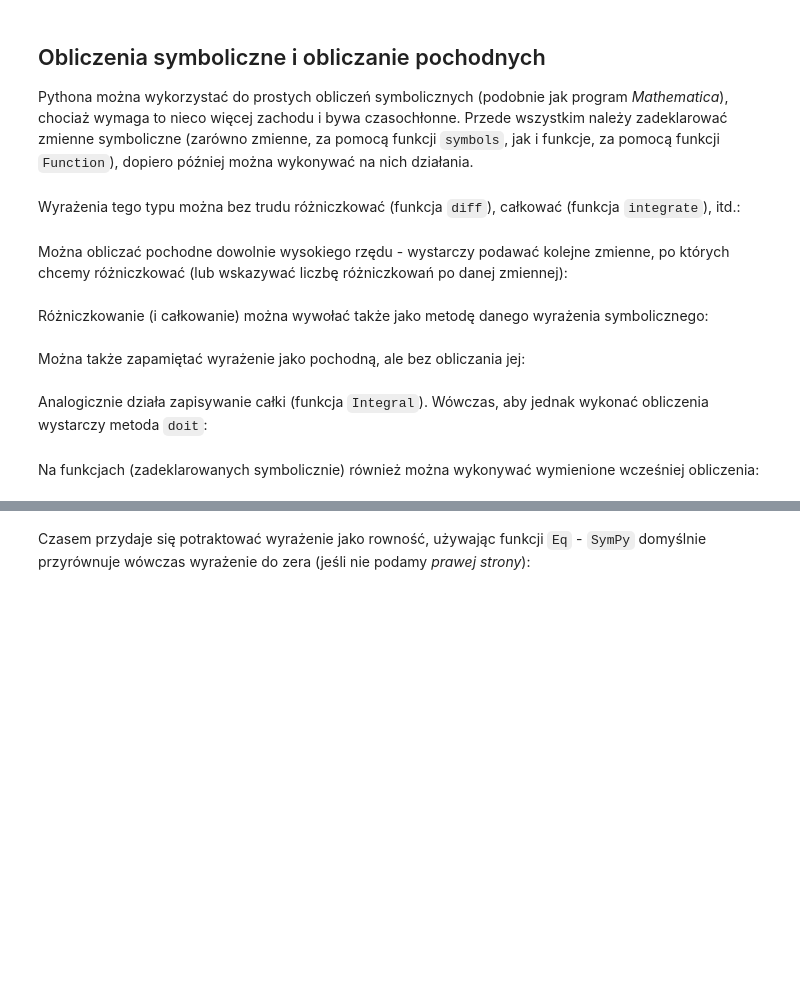
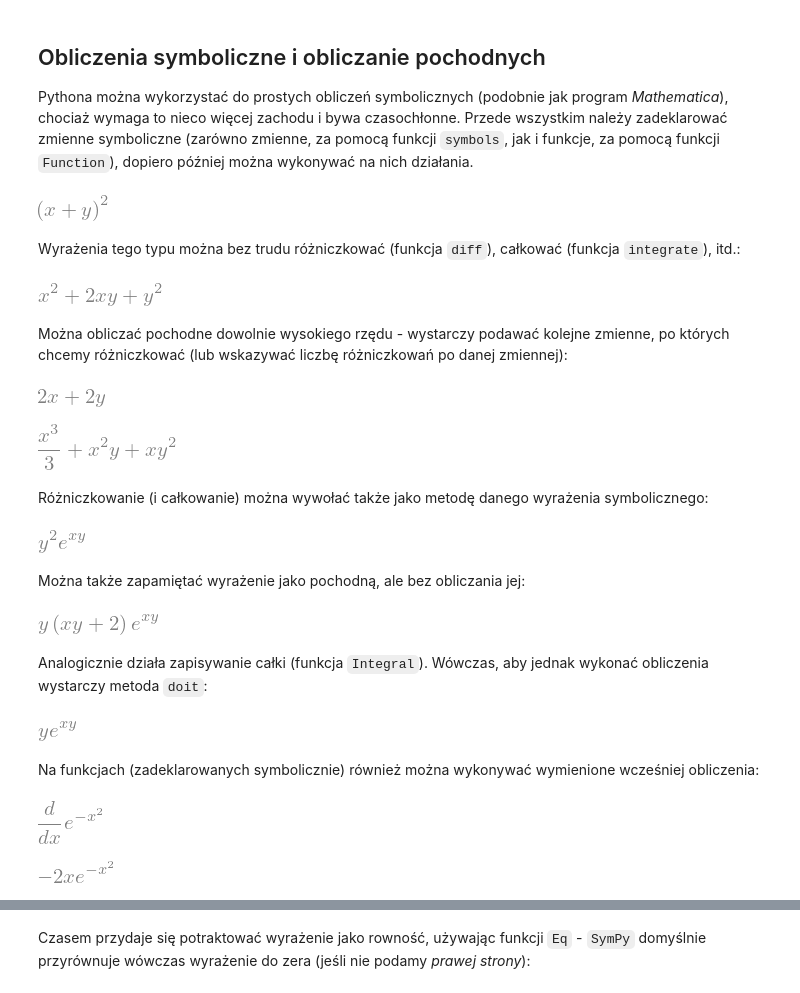
Before and after one commit to blazejkl/SEM3, a Jupyter notebook: RR/RR-LAB1/rr-2025Z-cwiczenia-05-grupa-1.ipynb, the cells around one changed output, grey strips where cells are left out. Drawn from its saved outputs; the diff is of its cells as text; code cells hidden in the pictures; blank space fills up the shorter version.

```diff
--- a/RR/RR-LAB1/rr-2025Z-cwiczenia-05-grupa-1.ipynb
+++ b/RR/RR-LAB1/rr-2025Z-cwiczenia-05-grupa-1.ipynb
@@ -20,33 +18,55 @@ sympy.init_printing()
 
 Pythona można wykorzystać do prostych obliczeń symbolicznych (podobnie jak program *Mathematica*), chociaż wymaga to nieco więcej zachodu i bywa czasochłonne. Przede wszystkim należy zadeklarować zmienne symboliczne (zarówno zmienne, za pomocą funkcji `symbols`, jak i funkcje, za pomocą funkcji `Function`), dopiero później można wykonywać na nich działania.
 # %%
-# DO UZUPEŁNIENIA
+x, y = sympy.symbols("x, y")
+expr = (x + y)**2
+expr
+# %% [output]
+[figure, added]
 # %% [markdown]
 Wyrażenia tego typu można bez trudu różniczkować (funkcja `diff`), całkować (funkcja `integrate`), itd.:
 # %%
-# DO UZUPEŁNIENIA
+expr2 = sympy.expand(expr)
+expr2
+# %% [output]
+[figure, added]
 # %% [markdown]
 Można obliczać pochodne dowolnie wysokiego rzędu - wystarczy podawać kolejne zmienne, po których chcemy różniczkować (lub wskazywać liczbę różniczkowań po danej zmiennej):
 # %%
-# DO UZUPEŁNIENIA
+sympy.diff(expr, x)
+# %% [output]
+[figure, added]
 # %%
-# DO UZUPEŁNIENIA
+sympy.integrate(expr, x)
+# %% [output]
+[figure, added]
 # %% [markdown]
 Różniczkowanie (i całkowanie) można wywołać także jako metodę danego wyrażenia symbolicznego:
 # %%
-# DO UZUPEŁNIENIA
+sympy.diff(sympy.exp(x*y), x,x)
+# %% [output]
+[figure, added]
 # %% [markdown]
 Można także zapamiętać wyrażenie jako pochodną, ale bez obliczania jej:
 # %%
-# DO UZUPEŁNIENIA
+sympy.diff(sympy.exp(x*y), x, 2, y)
+# %% [output]
+[figure, added]
 # %% [markdown]
 Analogicznie działa zapisywanie całki (funkcja `Integral`). Wówczas, aby jednak wykonać obliczenia wystarczy metoda `doit`:
 # %%
-# DO UZUPEŁNIENIA
+sympy.exp(x * y).diff(x)
+# %% [output]
+[figure, added]
 # %% [markdown]
 Na funkcjach (zadeklarowanych symbolicznie) również można wykonywać wymienione wcześniej obliczenia:
 # %%
-# DO UZUPEŁNIENIA
+deriv = sympy.Derivative(sympy.exp(-x**2), x)
+deriv
+# %% [output]
+[figure, added]
 # %%
-# DO UZUPEŁNIENIA
+deriv.doit()
+# %% [output]
+[figure, added]
 # %%
```
Also changed, not shown: parts of 15 cells of this notebook.
